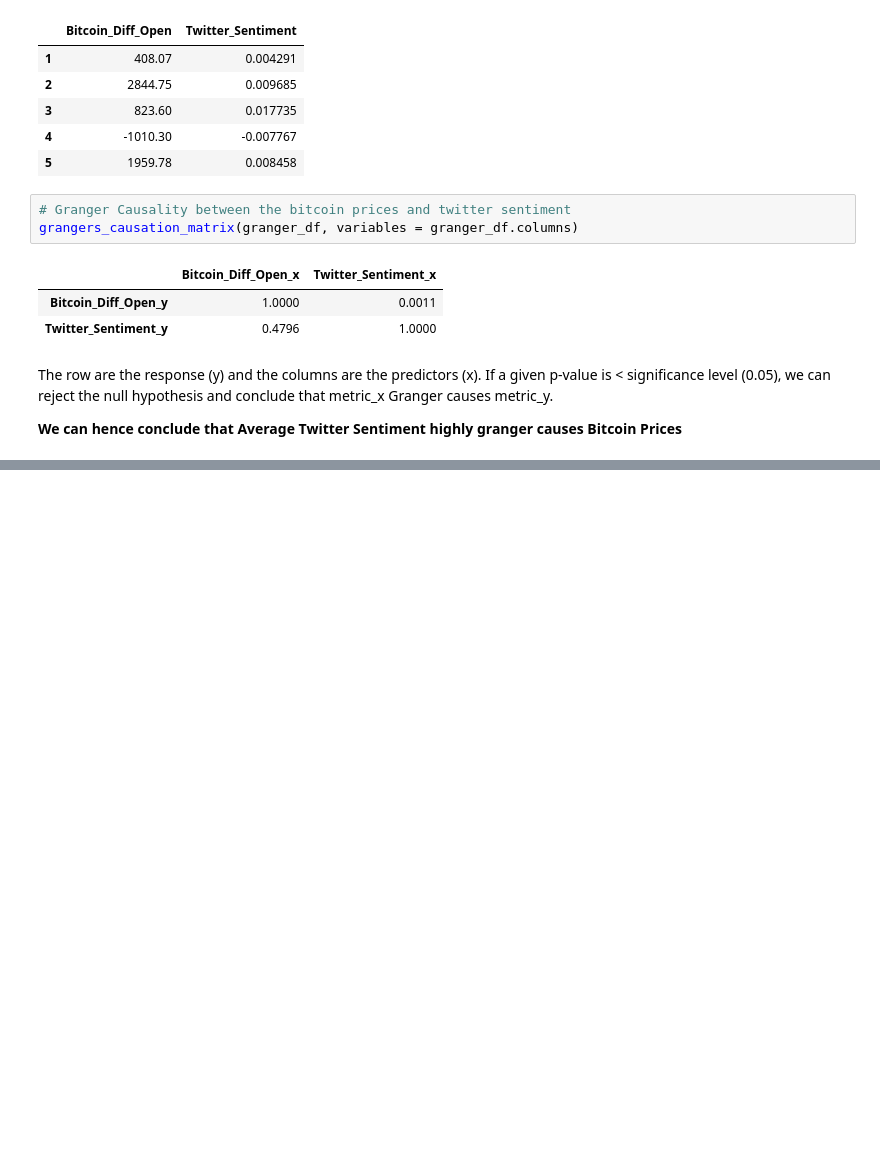
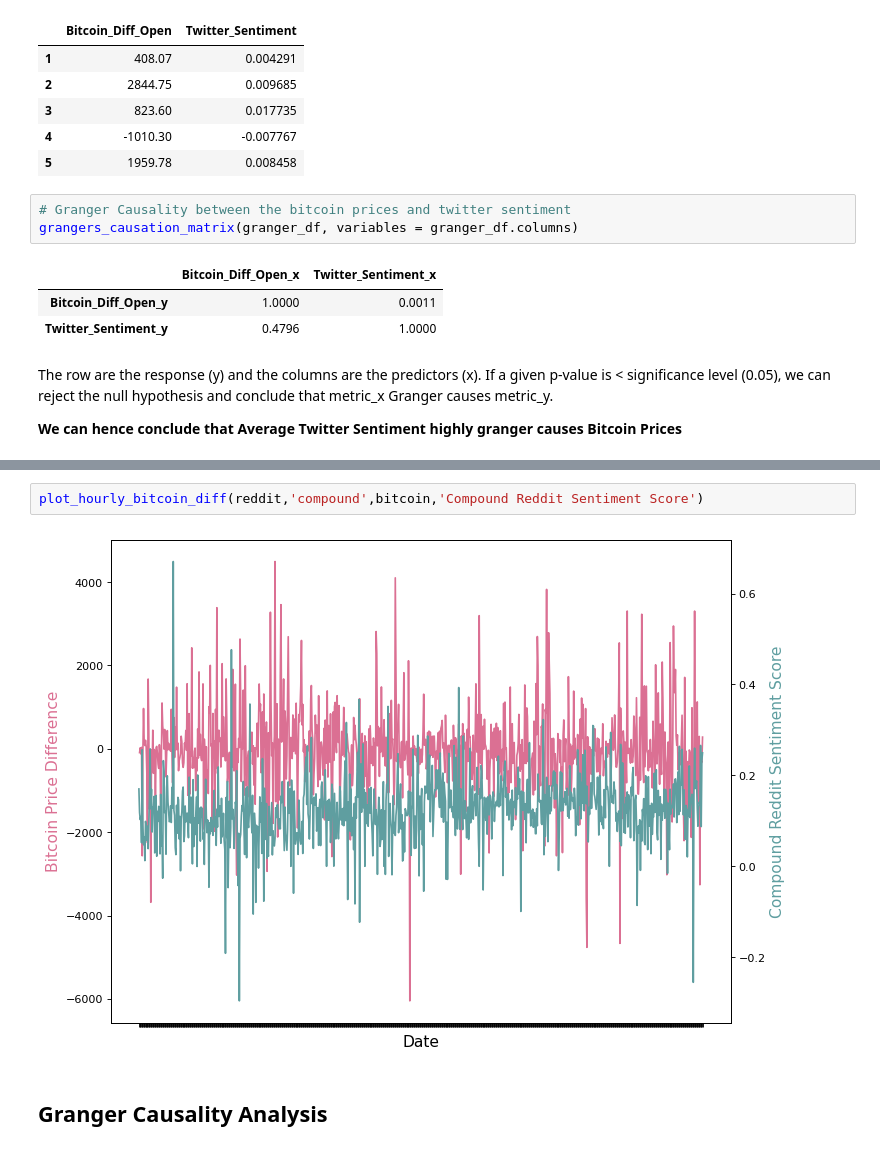
Before and after one commit to aashka-trivedi/cryptocurrency-and-public-sentiment, a Jupyter notebook: code/modelling/GrangerCausality.ipynb, the cells around one changed output, grey strips where cells are left out. Drawn from its saved outputs; the diff is of its cells as text; blank space fills up the shorter version.

```diff
--- a/code/modelling/GrangerCausality.ipynb
+++ b/code/modelling/GrangerCausality.ipynb
@@ -355,0 +462,6 @@ The row are the response (y) and the columns are the predictors (x). If a given
+# %%
+plot_hourly_bitcoin_diff(reddit,'compound',bitcoin,'Compound Reddit Sentiment Score')
+# %% [output]
+[figure, added]
+# %% [markdown]
+## Granger Causality Analysis
```
Also changed, not shown: parts of 22 cells of this notebook, 5 other files.
